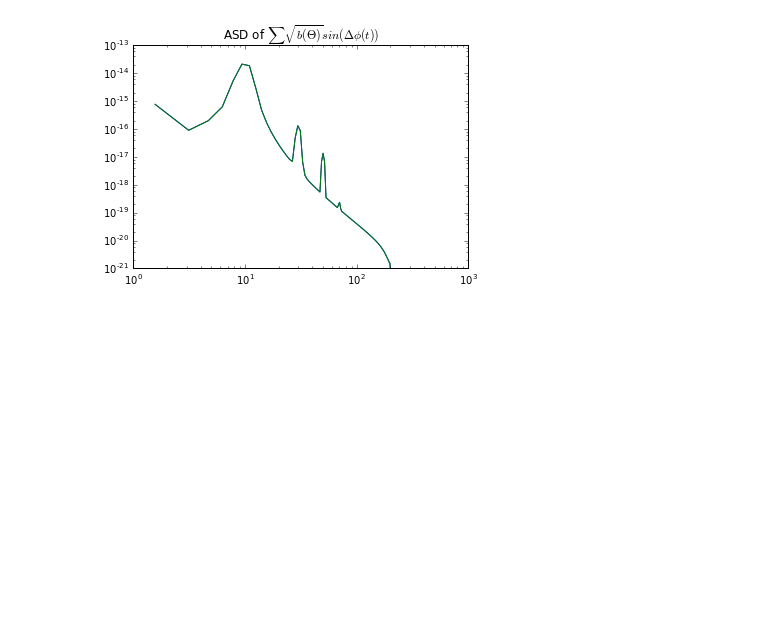
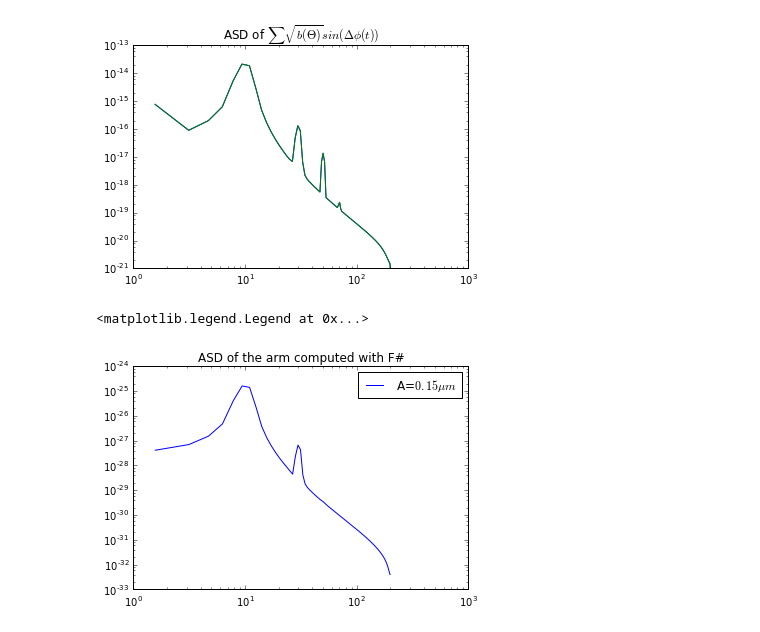
Before and after one commit to josesoyo/Ray-Tracing, a Jupyter notebook: notebooks/FourierTest.ipynb, the cells around one changed output. Cells and saved outputs as stored; diff of their text form; code cells hidden in the pictures; blank space fills up the shorter version.

```diff
--- a/notebooks/FourierTest.ipynb
+++ b/notebooks/FourierTest.ipynb
@@ -416,3 +419,15 @@ plt.title("ASD of $\sum \sqrt{b( \Theta )} {sin(\Delta\phi(t))}$")
 # %% [output]
 <matplotlib.text.Text at 0x...>
 [figure]
+# %%
+#noisedone_up = np.loadtxt("Vibration1_sin_upconversion.txt")
+noisedone_up = np.loadtxt("data\Vibration1_all_upconversion.txt")
+noisedone_upfreq = np.loadtxt("data\Vibration1_all_upconversion_freqs.txt")
+
+plt.loglog(noisedone_upfreq,noisedone_up, label='A=$0.15\mu m$')
+plt.title('ASD of the arm computed with F#')
+plt.legend()
+#plt.xlim(1,40)
+# %% [output]
+<matplotlib.legend.Legend at 0x...>
+[figure, added]
```
Also changed, not shown: parts of 9 cells of this notebook, 4 other files.
